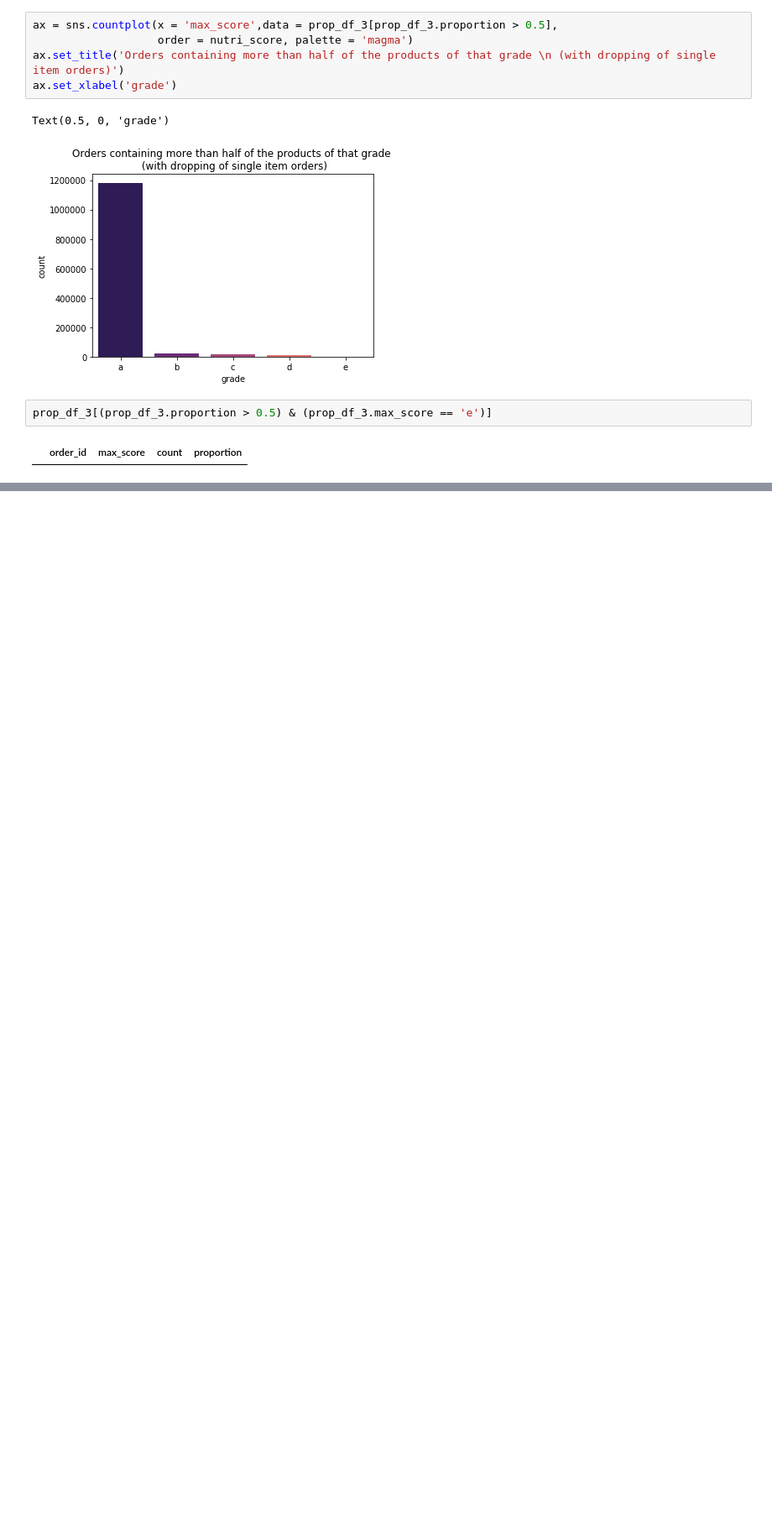
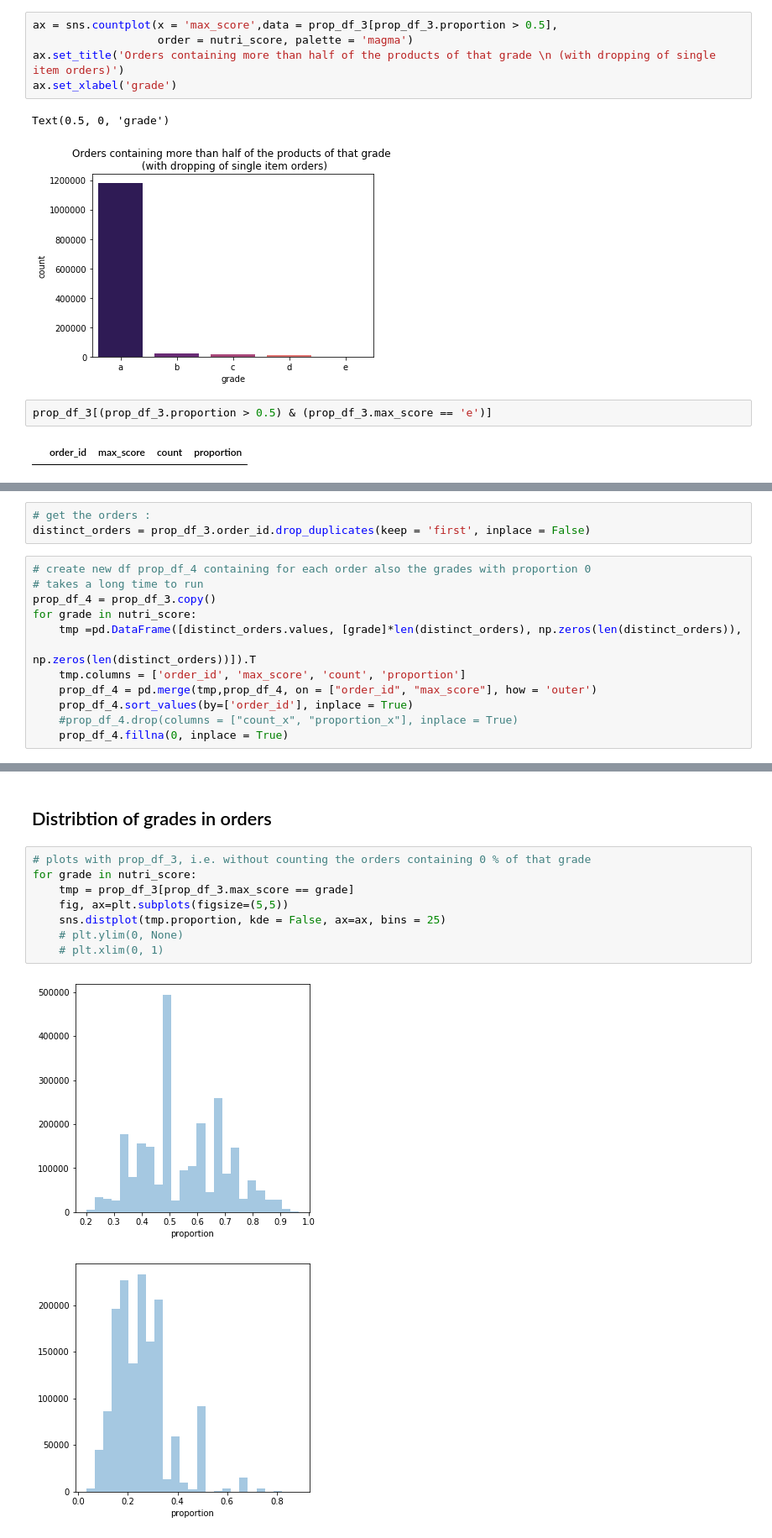
Before and after one commit to MarcBickel/project_gobigorgohome, a Jupyter notebook: project_notebook-Copy_cecile.ipynb, the cells around one changed output, grey strips where cells are left out. Shown at 84% size. Saved outputs shown, nothing was run; the diff lists cells and outputs as text; blank space fills up the shorter version.

Commit message:
proportion of grade per order

```diff
--- a/project_notebook-Copy_cecile.ipynb
+++ b/project_notebook-Copy_cecile.ipynb
@@ -727,0 +751,15 @@ prop_df_3[(prop_df_3.proportion > 0.5) & (prop_df_3.max_score == 'e')]
+# %%
+# get the orders :
+distinct_orders = prop_df_3.order_id.drop_duplicates(keep = 'first', inplace = False)
+# %%
+# create new df prop_df_4 containing for each order also the grades with proportion 0
+# takes a long time to run
+prop_df_4 = prop_df_3.copy()
+for grade in nutri_score:
+    tmp =pd.DataFrame([distinct_orders.values, [grade]*len(distinct_orders), np.zeros(len(distinct_orders)),
+                                                                           np.zeros(len(distinct_orders))]).T
+    tmp.columns = ['order_id', 'max_score', 'count', 'proportion']
+    prop_df_4 = pd.merge(tmp,prop_df_4, on = ["order_id", "max_score"], how = 'outer')
+    prop_df_4.sort_values(by=['order_id'], inplace = True)
+    #prop_df_4.drop(columns = ["count_x", "proportion_x"], inplace = True)
+    prop_df_4.fillna(0, inplace = True)
@@ -727,0 +788,13 @@ prop_df_3[(prop_df_3.proportion > 0.5) & (prop_df_3.max_score == 'e')]
+# %% [markdown]
+## Distribtion of grades in orders
+# %%
+# plots with prop_df_3, i.e. without counting the orders containing 0 % of that grade
+for grade in nutri_score:
+    tmp = prop_df_3[prop_df_3.max_score == grade]
+    fig, ax=plt.subplots(figsize=(5,5))
+    sns.distplot(tmp.proportion, kde = False, ax=ax, bins = 25)
+    # plt.ylim(0, None)
+    # plt.xlim(0, 1)
+# %% [output]
+[figure, added]
+[figure, added]
```
Also changed, not shown: parts of 12 cells of this notebook.
